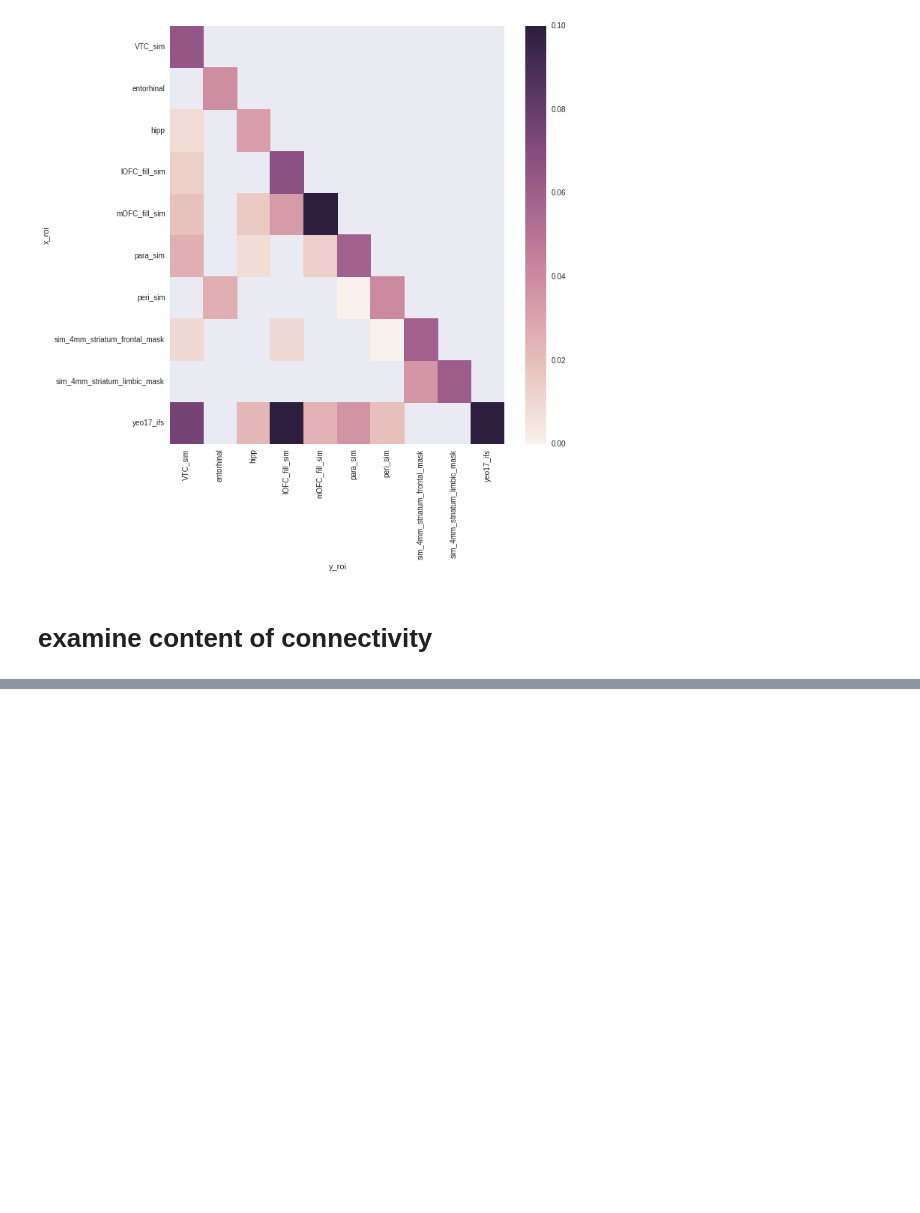
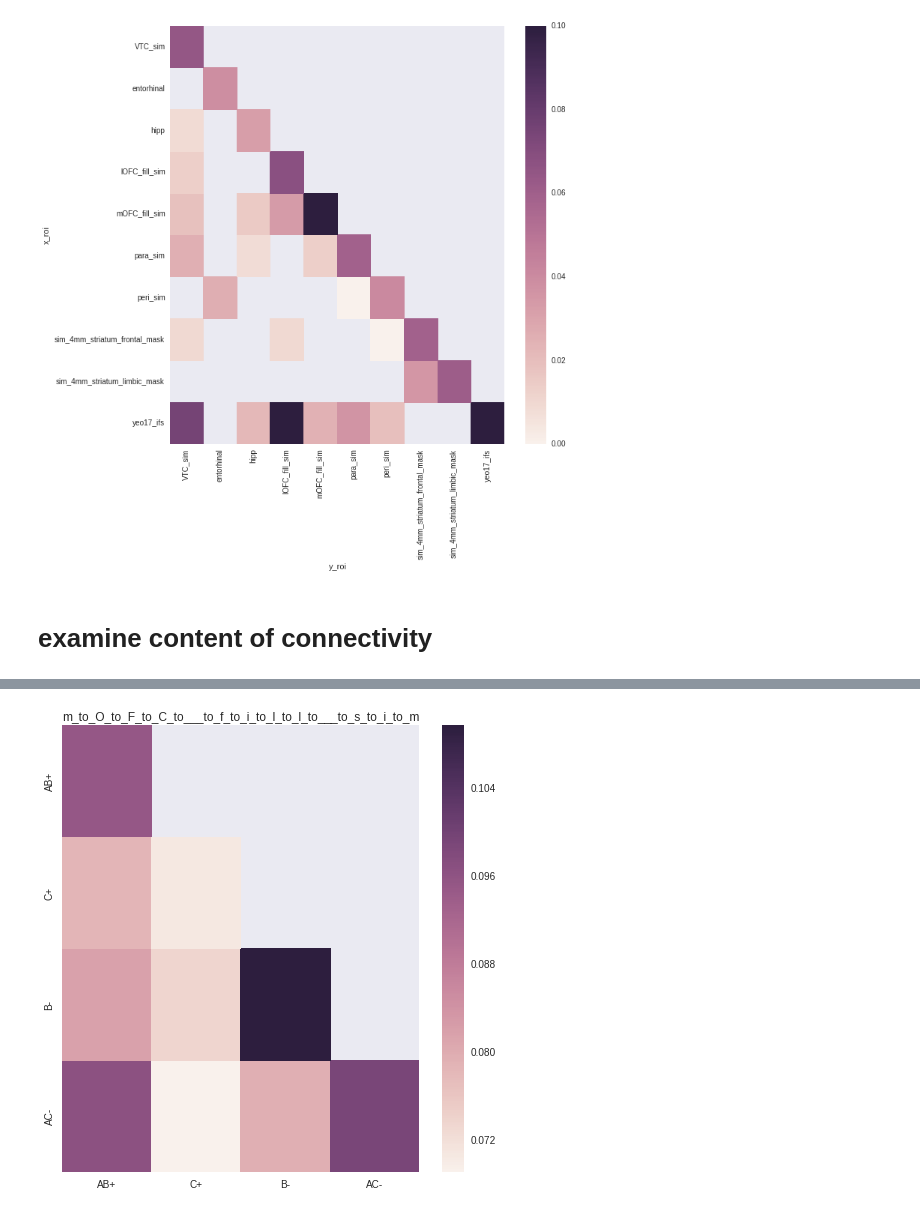
Before and after one commit to iancballard/fd_fmri, a Jupyter notebook: multivariate_connectivity.ipynb, the cells around one changed output, grey strips where cells are left out. Saved outputs shown, nothing was run; the diff lists cells and outputs as text; code cells hidden in the pictures; blank space fills up the shorter version.

```diff
--- a/multivariate_connectivity.ipynb
+++ b/multivariate_connectivity.ipynb
@@ -436,0 +546,4 @@ array(['b_plus', 'b_plus', 'b_plus', 'b_plus', 'b_plus', 'b_plus',
+# %%
+make_fig(roi,all_cnf)
+# %% [output]
+[figure, added]
```
Also changed, not shown: parts of 31 cells of this notebook.
